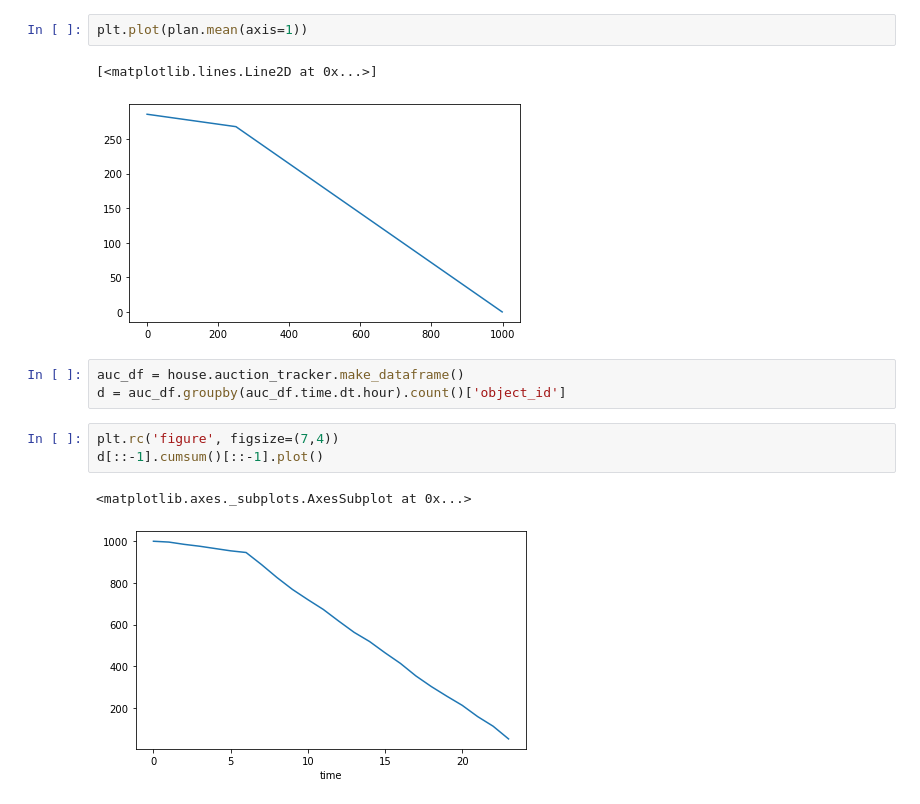
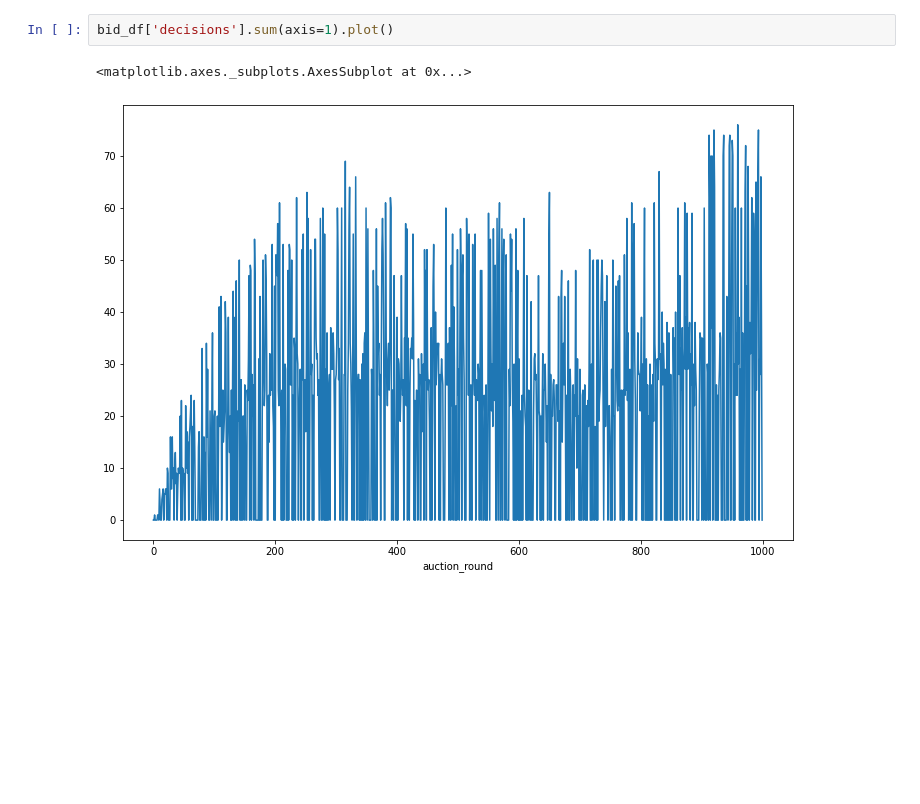
Before and after one commit to soukupmarek-edin/auction-simulator, a Jupyter notebook: AS_testing.ipynb, the cells around one changed output. Cells and saved outputs as stored; diff of their text form; blank space fills up the shorter version.

```diff
--- a/AS_testing.ipynb
+++ b/AS_testing.ipynb
@@ -68,14 +154,5 @@ ax2.legend()
-# %%
-plt.plot(plan.mean(axis=1))
-# %% [output]
-[<matplotlib.lines.Line2D at 0x...>]
-[figure, removed]
-# %%
-auc_df = house.auction_tracker.make_dataframe()
-d = auc_df.groupby(auc_df.time.dt.hour).count()['object_id']
-# %%
-plt.rc('figure', figsize=(7,4))
-d[::-1].cumsum()[::-1].plot()
-# %% [output]
-<matplotlib.axes._subplots.AxesSubplot at 0x...>
-[figure, removed]
+# %%
+bid_df['decisions'].sum(axis=1).plot()
+# %% [output]
+<matplotlib.axes._subplots.AxesSubplot at 0x...>
+[figure, added]
```
Also changed, not shown: parts of 11 cells of this notebook, 6 other files.
